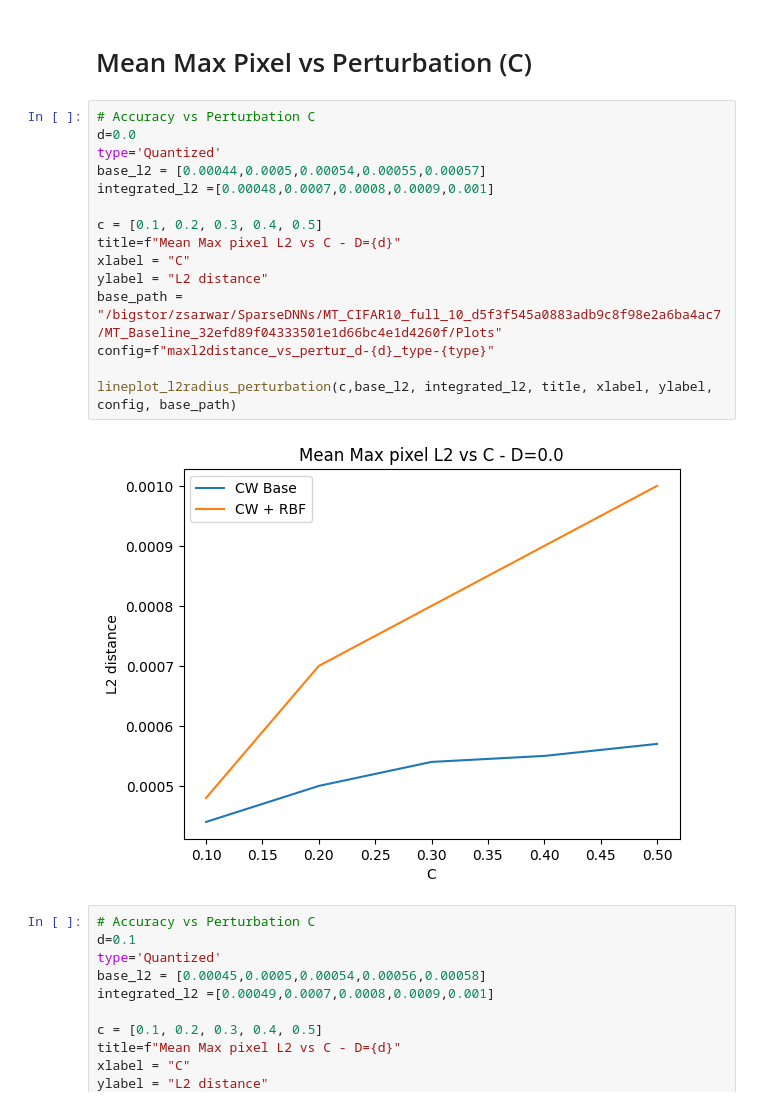
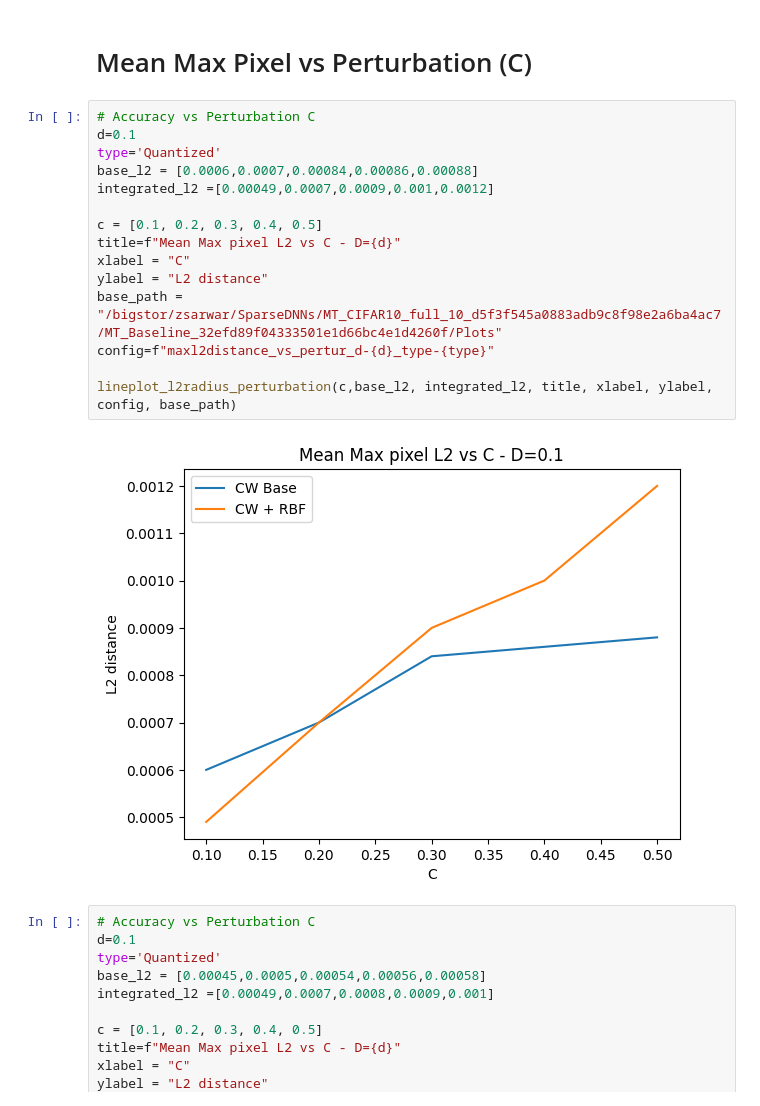
Before and after one commit to zainsarwar865/SparseDNNs, a Jupyter notebook: analysis.ipynb, the cells around one changed output. Cells and saved outputs as stored; diff of their text form.

```diff
--- a/analysis.ipynb
+++ b/analysis.ipynb
@@ -661,21 +764,21 @@ lineplot_l2radius_perturbation(c,base_l2, integrated_l2, title, xlabel, ylabel,
 # Mean Max Pixel vs Perturbation (C)
 # %%
 # Accuracy vs Perturbation C
-d=0.0
+d=0.1
 type='Quantized'
-base_l2 = [0.00044,0.0005,0.00054,0.00055,0.00057]
-integrated_l2 =[0.00048,0.0007,0.0008,0.0009,0.001]
+base_l2 = [0.0006,0.0007,0.00084,0.00086,0.00088]
+integrated_l2 =[0.00049,0.0007,0.0009,0.001,0.0012]
 
 c = [0.1, 0.2, 0.3, 0.4, 0.5]
 title=f"Mean Max pixel L2 vs C - D={d}"
 xlabel = "C"
 ylabel = "L2 distance"
 base_path = "/bigstor/zsarwar/SparseDNNs/MT_CIFAR10_full_10_d5f3f545a0883adb9c8f98e2a6ba4ac7/MT_Baseline_32efd89f04333501e1d66bc4e1d4260f/Plots"
 config=f"maxl2distance_vs_pertur_d-{d}_type-{type}"
 
 lineplot_l2radius_perturbation(c,base_l2, integrated_l2, title, xlabel, ylabel, config, base_path)
 # %% [output]
-[figure, old version]
+[figure, new version]
 # %%
 # Accuracy vs Perturbation C
 d=0.1
```
Also changed, not shown: parts of 17 cells of this notebook, 7 other files.
